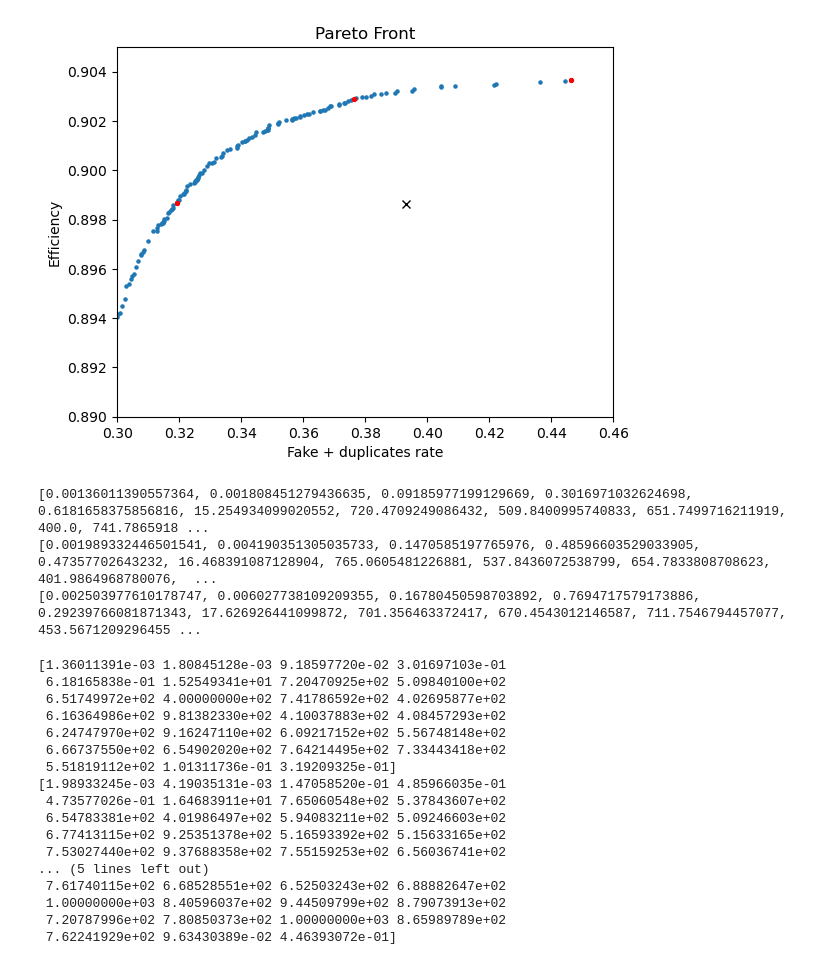
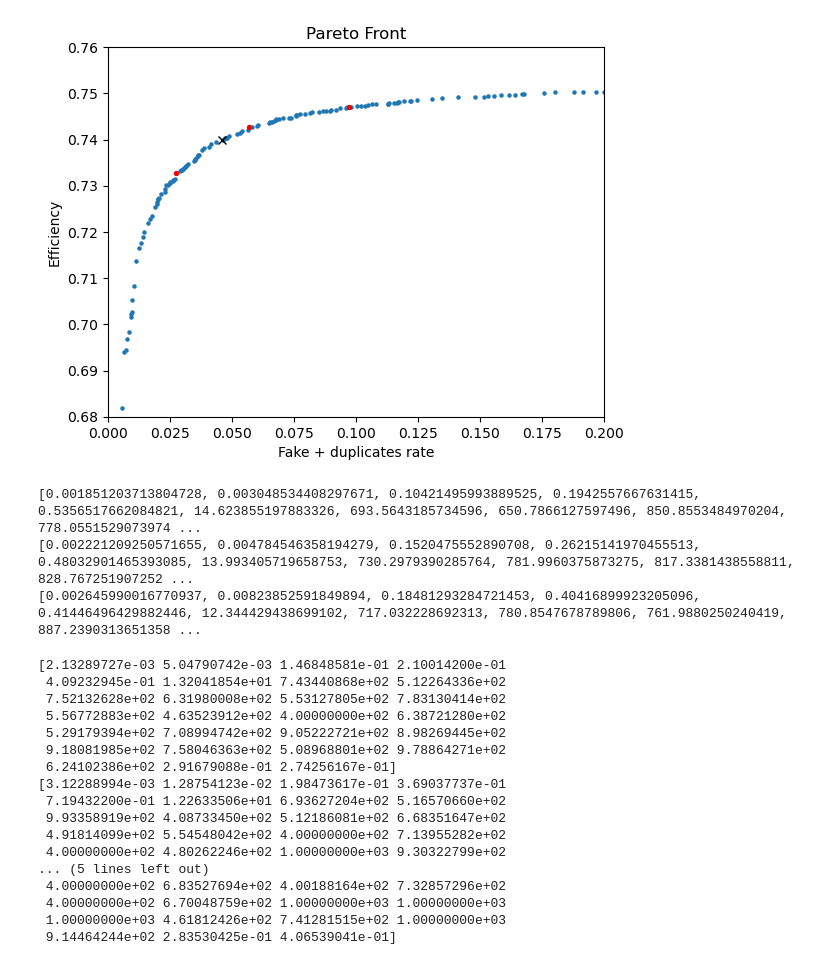
Before and after one commit to lguzzi/CA-parameter-tuning, a Jupyter notebook: plotting.ipynb, the cells around one changed output. Saved outputs shown, nothing was run; the diff lists cells and outputs as text; code cells hidden in the pictures.

```diff
--- a/plotting.ipynb
+++ b/plotting.ipynb
@@ -57,33 +57,33 @@ len(pareto_front)
 # %%
-point1 = pareto_front[220]
-point2 = pareto_front[300]
-point3 = pareto_front[319]
+point1 = pareto_front[49]
+point2 = pareto_front[80]
+point3 = pareto_front[110]
 
 
 plt.scatter(pareto_x, pareto_y, s=5)
 plt.plot(default_metrics[1], 1 - default_metrics[0], 'x', color='black')
 plt.scatter([point1[num_params + 1], point2[num_params + 1], point3[num_params + 1]],
             [1 - point1[num_params], 1 - point2[num_params], 1 - point3[num_params]], color='red', s=8)
 # plt.scatter([point1[5] + point1[6], point2[5] + point2[6], point3[5] + point3[6]], [1 - point1[4], 1 - point2[4], 1 - point3[4]], color='red', s=8)
 
 # plt.scatter(point1[5], 1 - point1[4], color='red', s=8)
-plt.xlim(0.3, 0.46)
-plt.ylim(0.89, 0.905)
+plt.xlim(0., 0.2)
+plt.ylim(0.68, 0.76)
 plt.xlabel("Fake + duplicates rate")
 plt.ylabel("Efficiency")
 plt.title("Pareto Front")
 plt.savefig('../pf.png')
 plt.show()
 # %% [output]
-[figure, old version]
+[figure, new version]
 # %%
 print([point1[i] for i in range(num_params)])
 print([point2[i] for i in range(num_params)])
 print([point3[i] for i in range(num_params)])
 # %% [output]
-[0.00136011390557364, 0.001808451279436635, 0.09185977199129669, 0.3016971032624698, 0.6181658375856816, 15.254934099020552, 720.4709249086432, 509.8400995740833, 651.7499716211919, 400.0, 741.7865918 ...
-[0.001989332446501541, 0.004190351305035733, 0.1470585197765976, 0.48596603529033905, 0.47357702643232, 16.468391087128904, 765.0605481226881, 537.8436072538799, 654.7833808708623, 401.9864968780076,  ...
-[0.002503977610178747, 0.006027738109209355, 0.16780450598703892, 0.7694717579173886, 0.29239766081871343, 17.626926441099872, 701.356463372417, 670.4543012146587, 711.7546794457077, 453.5671209296455 ...
+[0.001851203713804728, 0.003048534408297671, 0.10421495993889525, 0.1942557667631415, 0.5356517662084821, 14.623855197883326, 693.5643185734596, 650.7866127597496, 850.8553484970204, 778.0551529073974 ...
+[0.002221209250571655, 0.004784546358194279, 0.1520475552890708, 0.26215141970455513, 0.48032901465393085, 13.993405719658753, 730.2979390285764, 781.9960375873275, 817.3381438558811, 828.767251907252 ...
+[0.002645990016770937, 0.00823852591849894, 0.18481293284721453, 0.40416899923205096, 0.41446496429882446, 12.344429438699102, 717.032228692313, 780.8547678789806, 761.9880250240419, 887.2390313651358 ...
 # %%
 selected_params = [default_params, point1[:num_params], point2[:num_params], point3[:num_params]]
 # selected_params
@@ -94,23 +94,23 @@ print(point1)
 print(point2)
 print(point3)
 # %% [output]
-[1.36011391e-03 1.80845128e-03 9.18597720e-02 3.01697103e-01
- 6.18165838e-01 1.52549341e+01 7.20470925e+02 5.09840100e+02
- 6.51749972e+02 4.00000000e+02 7.41786592e+02 4.02695877e+02
- 6.16364986e+02 9.81382330e+02 4.10037883e+02 4.08457293e+02
- 6.24747970e+02 9.16247110e+02 6.09217152e+02 5.56748148e+02
- 6.66737550e+02 6.54902020e+02 7.64214495e+02 7.33443418e+02
- 5.51819112e+02 1.01311736e-01 3.19209325e-01]
-[1.98933245e-03 4.19035131e-03 1.47058520e-01 4.85966035e-01
- 4.73577026e-01 1.64683911e+01 7.65060548e+02 5.37843607e+02
- 6.54783381e+02 4.01986497e+02 5.94083211e+02 5.09246603e+02
- 6.77413115e+02 9.25351378e+02 5.16593392e+02 5.15633165e+02
- 7.53027440e+02 9.37688358e+02 7.55159253e+02 6.56036741e+02
+[2.13289727e-03 5.04790742e-03 1.46848581e-01 2.10014200e-01
+ 4.09232945e-01 1.32041854e+01 7.43440868e+02 5.12264336e+02
+ 7.52132628e+02 6.31980008e+02 5.53127805e+02 7.83130414e+02
+ 5.56772883e+02 4.63523912e+02 4.00000000e+02 6.38721280e+02
+ 5.29179394e+02 7.08994742e+02 9.05222721e+02 8.98269445e+02
+ 9.18081985e+02 7.58046363e+02 5.08968801e+02 9.78864271e+02
+ 6.24102386e+02 2.91679088e-01 2.74256167e-01]
+[3.12288994e-03 1.28754123e-02 1.98473617e-01 3.69037737e-01
+ 7.19432200e-01 1.22633506e+01 6.93627204e+02 5.16570660e+02
+ 9.93358919e+02 4.08733450e+02 5.12186081e+02 6.68351647e+02
+ 4.91814099e+02 5.54548042e+02 4.00000000e+02 7.13955282e+02
+ 4.00000000e+02 4.80262246e+02 1.00000000e+03 9.30322799e+02
 ... (5 lines left out)
- 7.61740115e+02 6.68528551e+02 6.52503243e+02 6.88882647e+02
- 1.00000000e+03 8.40596037e+02 9.44509799e+02 8.79073913e+02
- 7.20787996e+02 7.80850373e+02 1.00000000e+03 8.65989789e+02
- 7.62241929e+02 9.63430389e-02 4.46393072e-01]
+ 4.00000000e+02 6.83527694e+02 4.00188164e+02 7.32857296e+02
+ 4.00000000e+02 6.70048759e+02 1.00000000e+03 1.00000000e+03
+ 1.00000000e+03 4.61812426e+02 7.41281515e+02 1.00000000e+03
+ 9.14464244e+02 2.83530425e-01 4.06539041e-01]
 # %%
 # for i in range(num_agents):
 #     uproot_file = uproot.open("test.root")
```
Also changed, not shown: parts of 5 cells of this notebook, 2 other files.
